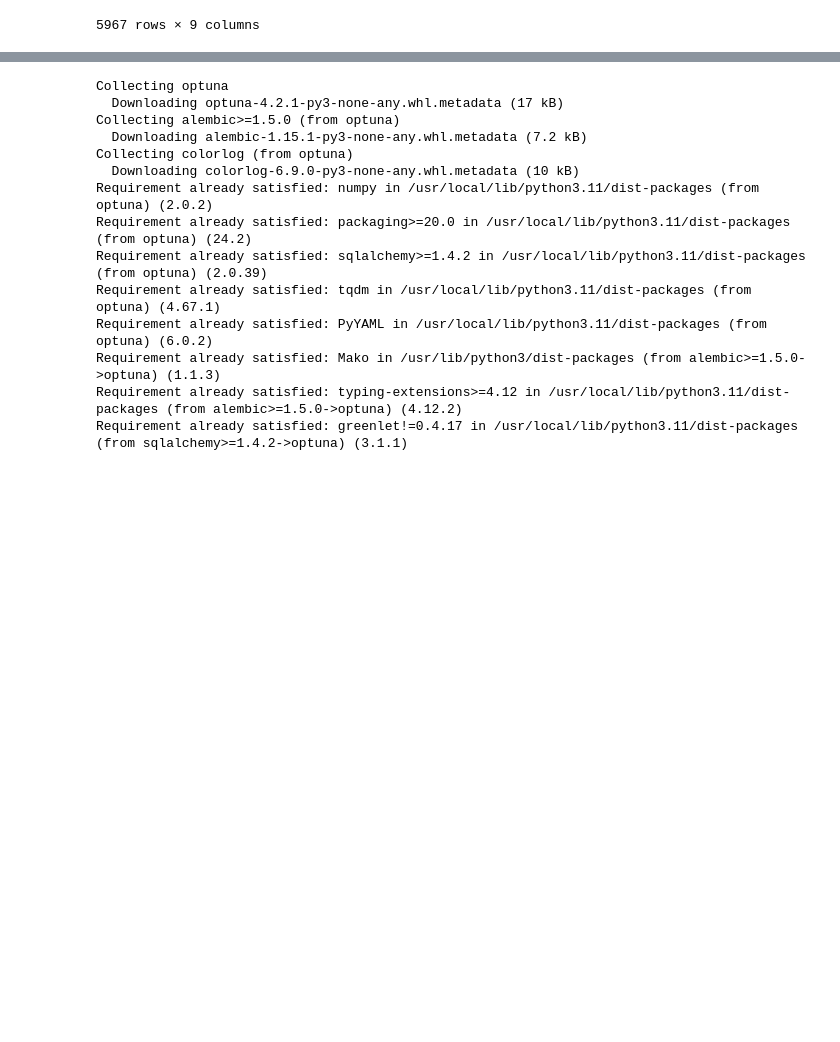
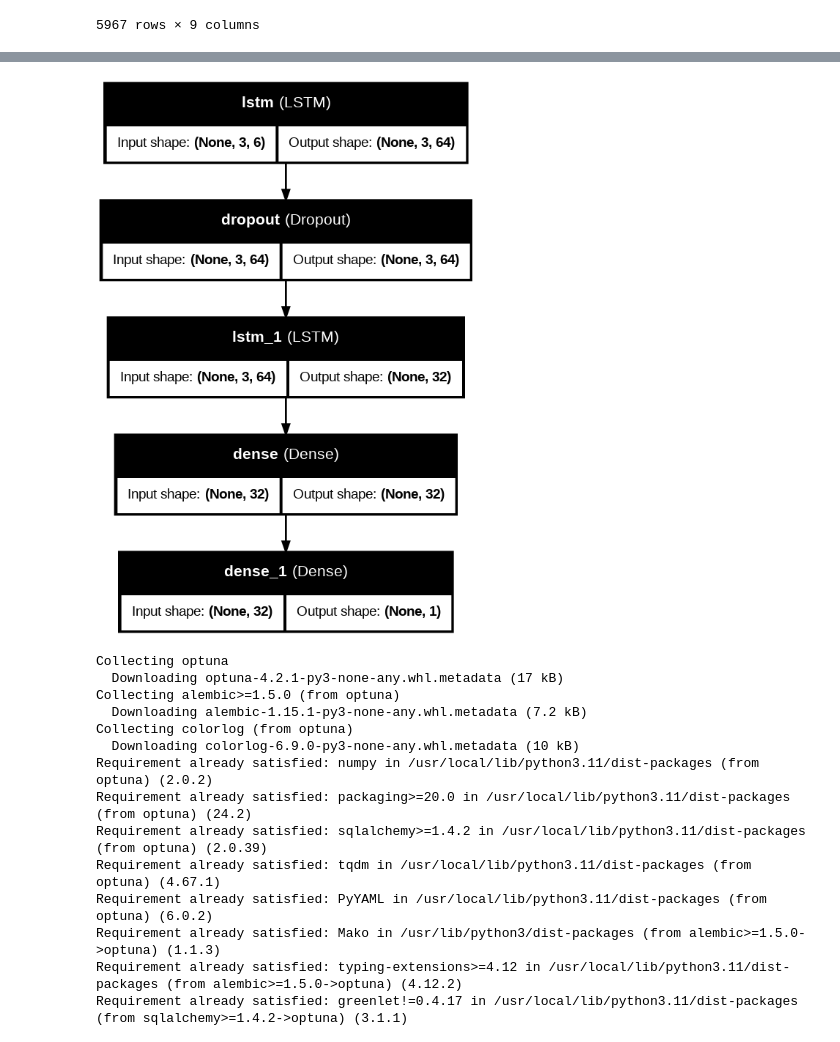
Before and after one commit to kristina-skoptsova/diplom, a Jupyter notebook: diplom.ipynb, the cells around one changed output, grey strips where cells are left out. Saved outputs shown, nothing was run; the diff lists cells and outputs as text; code cells hidden in the pictures; blank space fills up the shorter version.

```diff
--- a/diplom.ipynb
+++ b/diplom.ipynb
@@ -146,3 +146,16 @@ Test Loss: 0.31164178252220154, Test MAE: 0.31164178252220154
+# %%
+from keras.utils import plot_model
+
+# Визуализация в виде дерева
+plot_model(
+    model_lstm,
+    to_file='model_lstm_plot.png',
+    show_shapes=True,
+    show_layer_names=True,
+    dpi=96
+)
+# %% [output]
+[figure, added]
 # %%
 !pip install optuna
 # %% [output]
```
Also changed, not shown: parts of 8 cells of this notebook.
